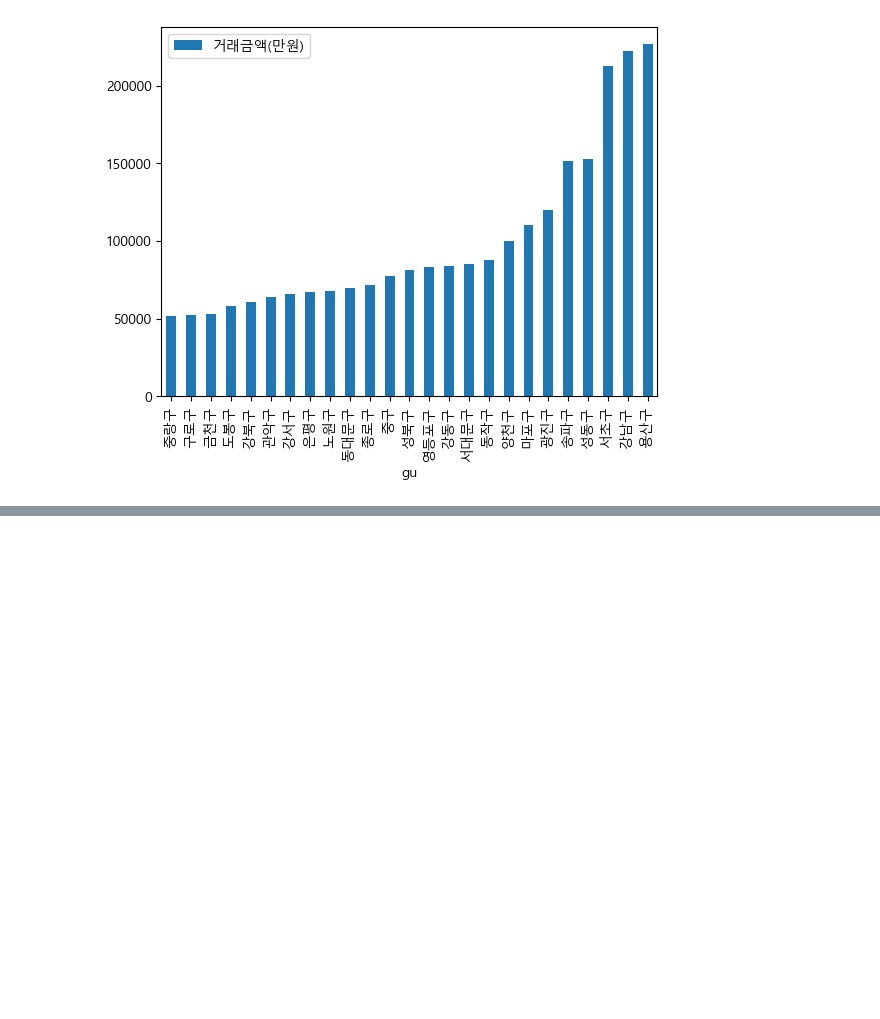
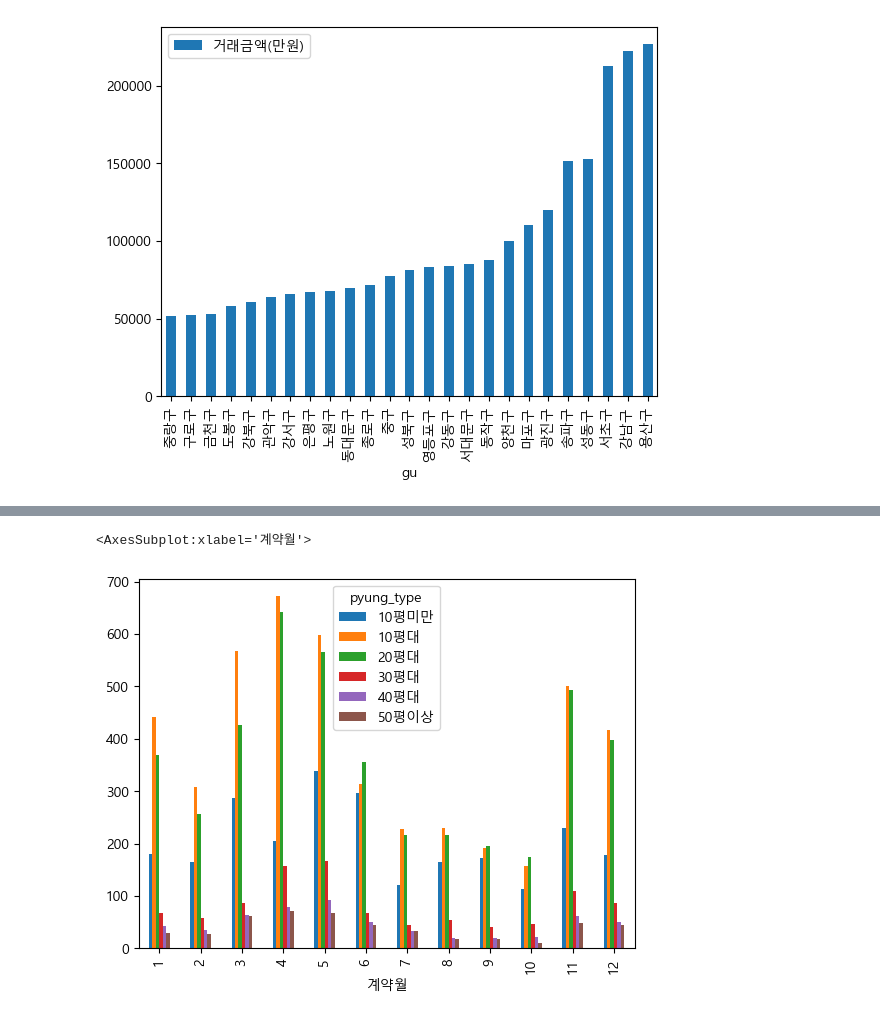
Before and after one commit to KimYounghwan/seongsu_neo_bns, a Jupyter notebook: 아파트 실거래가 분석.ipynb, the cells around one changed output, grey strips where cells are left out. Drawn from its saved outputs; the diff is of its cells as text; code cells hidden in the pictures; blank space fills up the shorter version.

```diff
--- a/아파트 실거래가 분석.ipynb
+++ b/아파트 실거래가 분석.ipynb
@@ -182,0 +193,12 @@ plt.ylim(0, 12)
+# %%
+# 데이터프레임으로 line 그릴때 주의사항 - 칼럼당 1줄씩 그려짐
+# 월별 평형별 거래량
+apt_trading.pivot_table(
+    values="gu",
+    index="계약월",
+    columns="pyung_type",
+    aggfunc="count"
+) .plot.bar() #.plot.line()
+# %% [output]
+<AxesSubplot:xlabel='계약월'>
+[figure, added]
```
Also changed, not shown: parts of 8 cells of this notebook.
